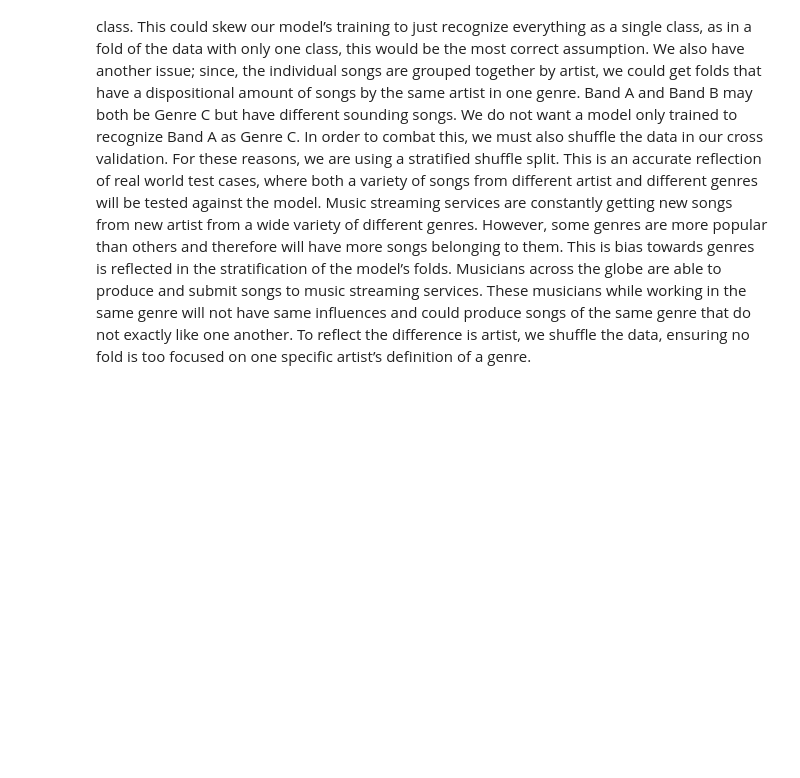
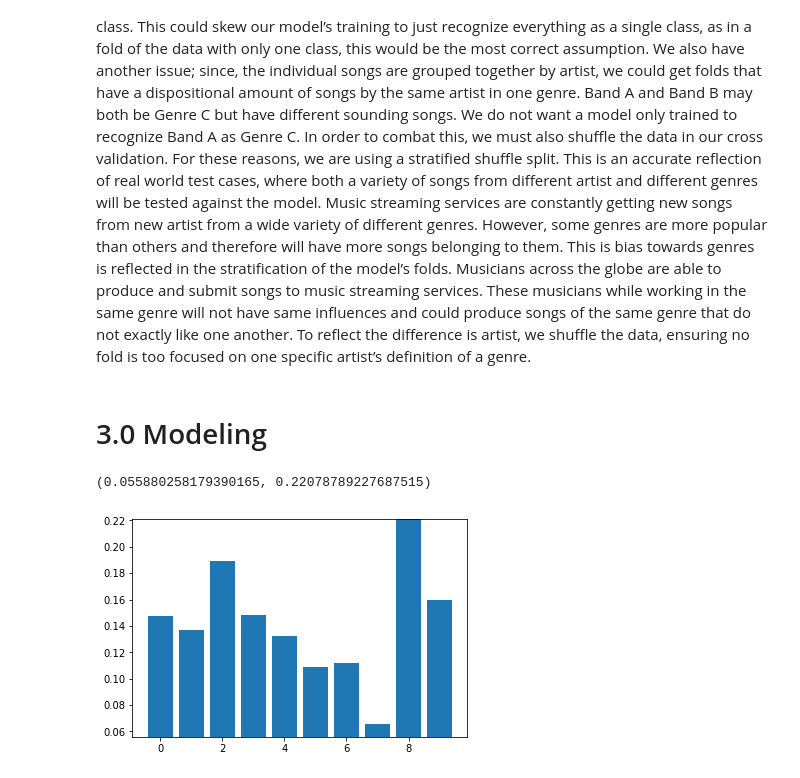
Before and after one commit to michaelcwatts123/JLab, a Jupyter notebook: Lab4/Lab4.ipynb, the cells around one changed output. Drawn from its saved outputs; the diff is of its cells as text; code cells hidden in the pictures; blank space fills up the shorter version.

```diff
--- a/Lab4/Lab4.ipynb
+++ b/Lab4/Lab4.ipynb
@@ -104,6 +194,7 @@ class MultiLayerPerceptronBase(object):
         self.l2_C = C
         self.epochs = epochs
         self.eta = eta
+        self.gradient_weights = []
 
     @staticmethod
     def _encode_labels(y):
@@ -131,7 +222,7 @@ class MultiLayerPerceptronBase(object):
         return weights
 
     @staticmethod
-    def _sigmoid(phi, z):
+    def _phi(phi, z):
         """Use scipy.special.expit to avoid overflow"""
         # 1.0 / (1.0 + np.exp(-z))
         if phi == 'sigmoid':
@@ -180,12 +271,12 @@ class MultiLayerPerceptronBase(object):
         A.append(A1)
         Z.append(Z1)
         for i in range(1, len(weights)):
-            A_new = self._sigmoid(self.phi, Z1)
+            A_new = self._phi(self.phi, Z1)
             A_new = self._add_bias_unit(A_new, how='row')
             Z_new = weights[i] @ A_new
             A.append(A_new)
             Z.append(Z_new)
-        A_final = self._sigmoid(self.phi, Z[-1])
+        A_final = self._phi(self.phi, Z[-1])
         A.append(A_final)
         return A, Z
 
@@ -259,6 +350,7 @@ class MLP(MultiLayerPerceptronBase):
 
         self.cost_ = []
         self.score_ = []
+        self.gradient_weights = [np.zeros(self.epochs) for i in range(0, self.layers)]
         # get starting acc
         self.score_.append(f1_score(y_data, self.predict(X_data), average='micro'))
         for i in range(self.epochs):
@@ -286,6 +378,8 @@ class MLP(MultiLayerPerceptronBase):
                 # compute gradient via backpropagation
                 gradients = self._get_gradient(A=A, Z=Z, Y_enc=Y_enc[:, idx],
                                                   weights=self.weights)
+                for j in range(0, self.layers):
+                    np.put(self.gradient_weights[j], i, np.average(np.abs(gradients[j])))
 
                 # momentum calculations
                 delta_weights = [self.eta * grad for grad in gradients]
@@ -297,3 +391,40 @@ class MLP(MultiLayerPerceptronBase):
             self.score_.append(f1_score(y_data, self.predict(X_data), average='micro'))
 
         return self
+    def get_gradient_weights():
+        return self.gradient_weights
+# %% [markdown]
+# 3.0 Modeling
+# %%
+n_components = 5
+
+params = dict(layers=10,
+              phi='linear',
+              cost_fn='quadratic',
+              n_hidden=30,
+              C=0.1,
+              epochs=50,
+              eta=0.001,
+              random_state=None)
+
+# do PCA inside of pipeline to avoid data snooping
+mlp = Pipeline([('scl', StandardScaler()),
+                ('pca', PCA(n_components=n_components)),
+                ('mlp', MLP(alpha=0.001,
+                            decrease_const=0.00001,
+                            shuffle=True,
+                            minibatches=50,
+                            **params))])
+
+per_fold_eval_criteria = cross_val_score(estimator=mlp,
+                                    X=X,
+                                    y=y,
+                                    cv=cv,
+                                    scoring=my_scorer
+                                   )
+
+plt.bar(range(len(per_fold_eval_criteria)),per_fold_eval_criteria)
+plt.ylim([min(per_fold_eval_criteria)-0.01,max(per_fold_eval_criteria)])
+# %% [output]
+(0.055880258179390165, 0.22078789227687515)
+[figure, added]
```
Also changed, not shown: parts of 20 cells of this notebook.
